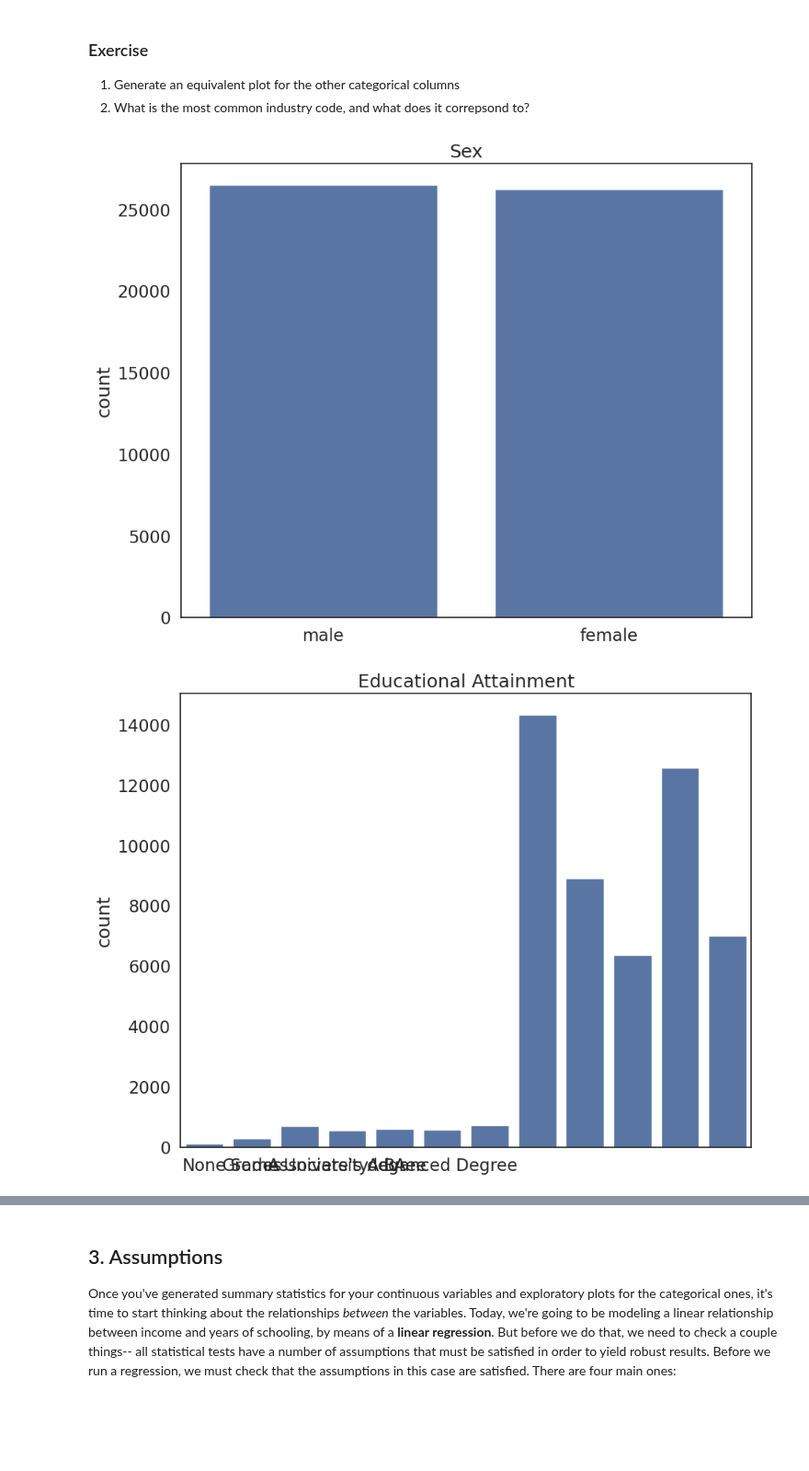
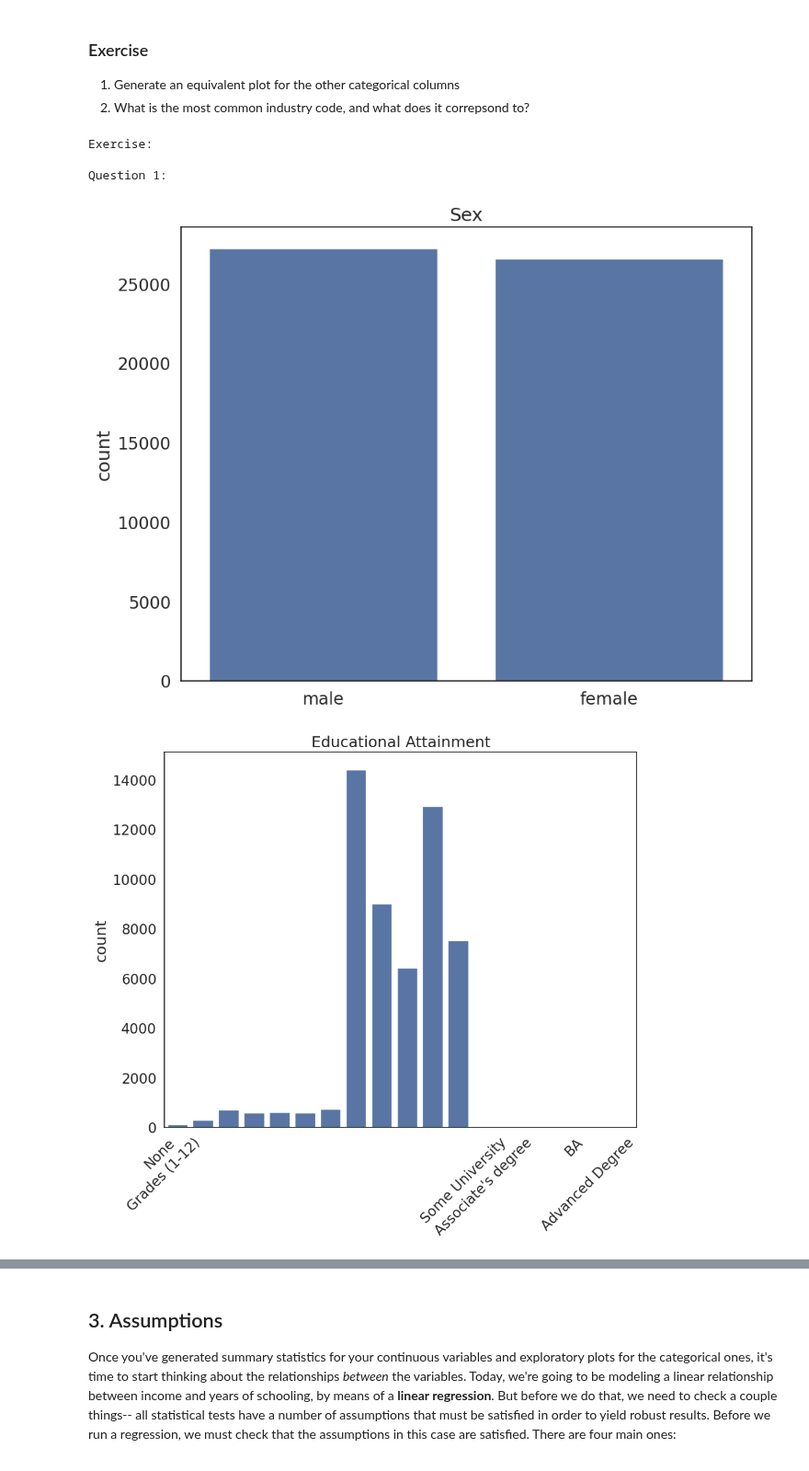
Before and after one commit to alixtrn/QM2, a Jupyter notebook: W7_Linear_Regression.ipynb, the cells around one changed output, grey strips where cells are left out. Shown at 92% size. Cells and saved outputs as stored; diff of their text form; code cells hidden in the pictures; blank space fills up the shorter version.

```diff
--- a/W7_Linear_Regression.ipynb
+++ b/W7_Linear_Regression.ipynb
@@ -165,31 +196,46 @@ plt.show() # show the plot
 2. What is the most common industry code, and what does it correpsond to?
 # %%
 #QUESTION 1:
+
+print ('Exercise:\n\nQuestion 1:\n')
 
 #For Sex
 sns.countplot(data=reg_df, x='sex') # plot the union variable
 
 plt.title('Sex') # add a title
 plt.xlabel('') # remove the x axis label
 plt.xticks(ticks=[0,1],labels=['male','female']) # replace the x axis labels with more descriptive labels
 plt.show() # show the plot
 
 #For Educational attainment
 sns.countplot(data=reg_df, x='sch') # plot the union variable
 
 plt.title('Educational Attainment') # add a title
 plt.xlabel('') # remove the x axis label
-plt.xticks(ticks=[0,1,2,3,4,5],labels=['None','Grades', 'Some University',"Associate's degree", 'BA', 'Advanced Degree']) # replace the x axis labels with more descriptive labels
+plt.xticks(ticks=[0,1,13,14,16,18],labels=['None','Grades (1-12)', 'Some University',"Associate's degree", 'BA', 'Advanced Degree'], rotation=45, ha='right') # replace the x axis labels with more descriptive labels
 plt.show() # show the plot
 
 #For Union membership
 
 sns.countplot(data=reg_df, x='union') # plot the union variable
 
 plt.title('Union membership') # add a title
 plt.xlabel('') # remove the x axis label
-plt.xticks(ticks=[0,1,2,3],labels=['N/A','No union coverage', 'Member of labor union',"Covered by union but not a member"]) # replace the x axis labels with more descriptive labels
+plt.xticks(ticks=[0,1,2,3],labels=['N/A','No union coverage', 'Member of labor union',"Covered by union but not a member"], rotation=45, ha='right')
+
 plt.show() # show the plot
+
+#For occupation
+print('This histogram counts the number of times each occupation type appears in the dataset.  ')
+sns.countplot(data=reg_df, x='occupation') # plot the union variable
+
+plt.title('Occupation') # add a title
+plt.xlabel('') # remove the x axis label
+plt.xticks(rotation=45, ha='right')
+plt.show() # show the plot
 # %% [output]
+Exercise:
+
+Question 1:
-[figure, old version]
+[figure, new version]
-[figure, old version]
+[figure, new version]
```
Also changed, not shown: parts of 7 cells of this notebook.
